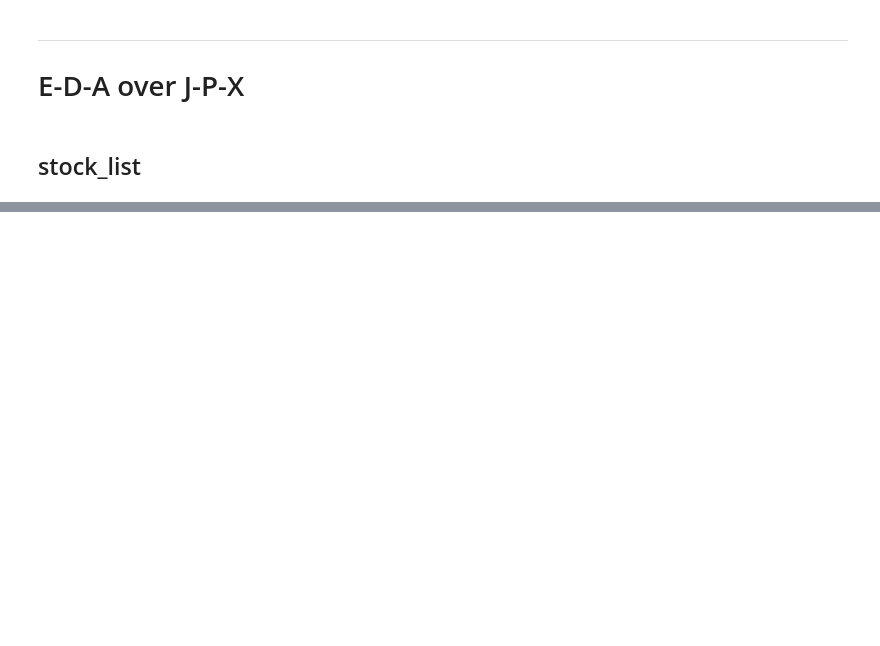
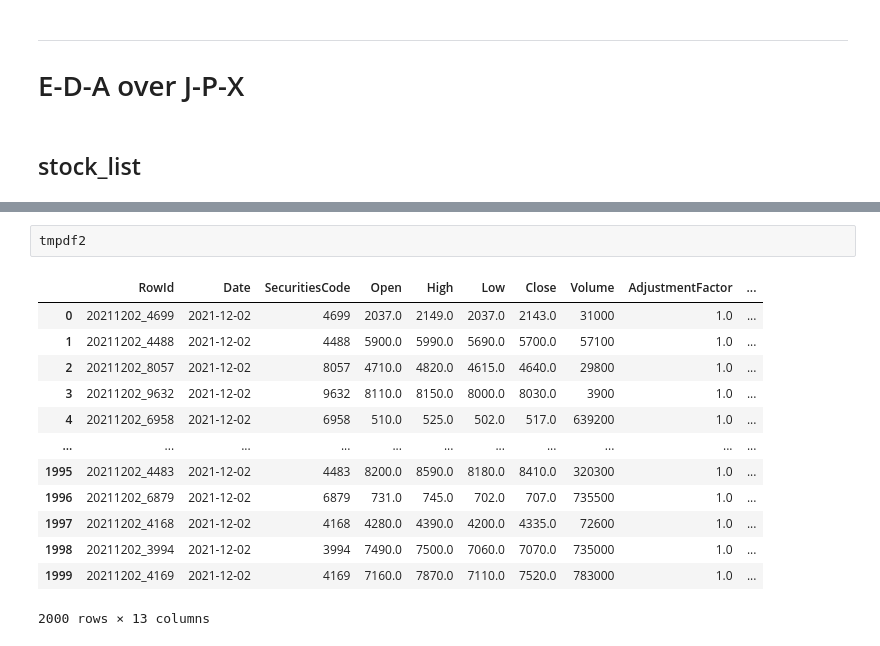
Before and after one commit to ofirnesher-nemodata/jpx-tokyo-stock-exchange-prediction, a Jupyter notebook: notebook.ipynb, the cells around one changed output, grey strips where cells are left out. Cells and saved outputs as stored; diff of their text form; blank space fills up the shorter version.

```diff
--- a/notebook.ipynb
+++ b/notebook.ipynb
@@ -367,0 +397,16 @@ temp_df.head()
+# %%
+tmpdf2
+# %% [output]
+|  | RowId | Date | SecuritiesCode | Open | High | Low | Close | Volume | AdjustmentFactor | ... |
+| 0 | 20211202_4699 | 2021-12-02 | 4699 | 2037.0 | 2149.0 | 2037.0 | 2143.0 | 31000 | 1.0 | ... |
+| 1 | 20211202_4488 | 2021-12-02 | 4488 | 5900.0 | 5990.0 | 5690.0 | 5700.0 | 57100 | 1.0 | ... |
+| 2 | 20211202_8057 | 2021-12-02 | 8057 | 4710.0 | 4820.0 | 4615.0 | 4640.0 | 29800 | 1.0 | ... |
+| 3 | 20211202_9632 | 2021-12-02 | 9632 | 8110.0 | 8150.0 | 8000.0 | 8030.0 | 3900 | 1.0 | ... |
+| 4 | 20211202_6958 | 2021-12-02 | 6958 | 510.0 | 525.0 | 502.0 | 517.0 | 639200 | 1.0 | ... |
+| ... | ... | ... | ... | ... | ... | ... | ... | ... | ... | ... |
+| 1995 | 20211202_4483 | 2021-12-02 | 4483 | 8200.0 | 8590.0 | 8180.0 | 8410.0 | 320300 | 1.0 | ... |
+| 1996 | 20211202_6879 | 2021-12-02 | 6879 | 731.0 | 745.0 | 702.0 | 707.0 | 735500 | 1.0 | ... |
+| 1997 | 20211202_4168 | 2021-12-02 | 4168 | 4280.0 | 4390.0 | 4200.0 | 4335.0 | 72600 | 1.0 | ... |
+| 1998 | 20211202_3994 | 2021-12-02 | 3994 | 7490.0 | 7500.0 | 7060.0 | 7070.0 | 735000 | 1.0 | ... |
+| 1999 | 20211202_4169 | 2021-12-02 | 4169 | 7160.0 | 7870.0 | 7110.0 | 7520.0 | 783000 | 1.0 | ... |
+2000 rows × 13 columns
```
Also changed, not shown: parts of 22 cells of this notebook, 2 other files.
